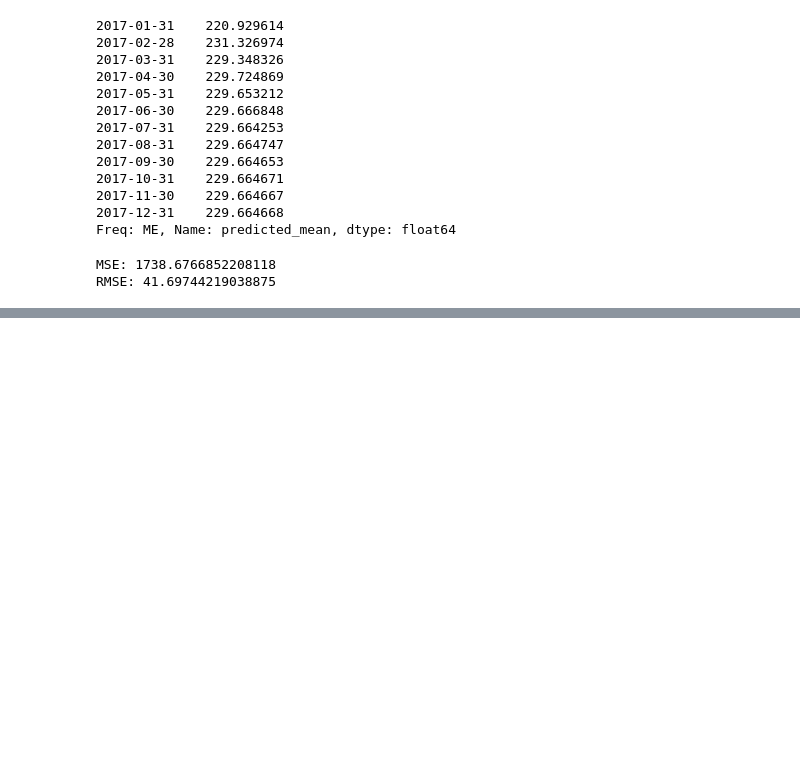
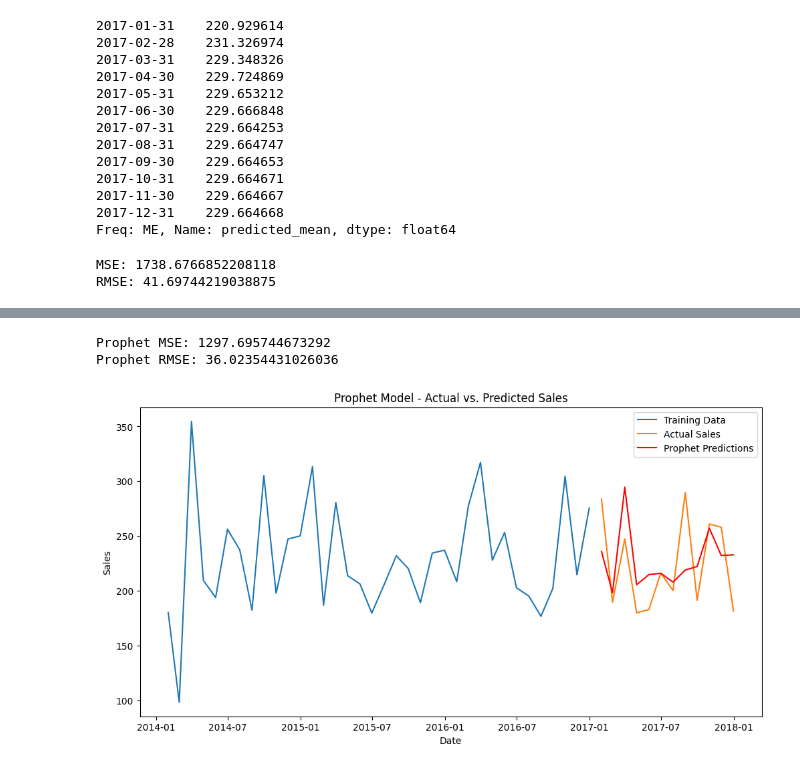
Before and after one commit to muniappabalaji/TimeSeries, a Jupyter notebook: TimeSeries_GreatLearning_July2025.ipynb, the cells around one changed output, grey strips where cells are left out. Saved outputs shown, nothing was run; the diff lists cells and outputs as text; code cells hidden in the pictures; blank space fills up the shorter version.

```diff
--- a/TimeSeries_GreatLearning_July2025.ipynb
+++ b/TimeSeries_GreatLearning_July2025.ipynb
@@ -195,0 +343,7 @@ RMSE: 41.69744219038875
+# %%
+from prophet import Prophet
+# Instantiate a Prophet model
+# We can add seasonality modes if necessary later
+model = Prophet()
+# Fit the model to the prophet_data DataFrame
+model.fit(prophet_data)
@@ -195,0 +363,7 @@ RMSE: 41.69744219038875
+# %%
+# Create a future dataframe for the next 12 months (monthly frequency)
+future = model.make_future_dataframe(periods=12, freq='M')
+# Generate predictions using the fitted model
+prophet_predictions = model.predict(future)
+# Display the predictions
+display(prophet_predictions[['ds', 'yhat', 'yhat_lower', 'yhat_upper']].tail())
@@ -195,0 +377,29 @@ RMSE: 41.69744219038875
+# %%
+# Align predictions with test data
+# Filter prophet_predictions to include only the dates in the test_data index
+prophet_test_predictions = prophet_predictions[prophet_predictions['ds'].isin(test_data.index)]
+# Ensure the predictions are aligned with the test data index for calculation
+# This step might not be strictly necessary if filtering is done correctly, but good for robustness
+prophet_test_predictions = prophet_test_predictions.set_index('ds').loc[test_data.index]
+# Calculate MSE and RMSE
+prophet_mse = mean_squared_error(test_data['Sales'], prophet_test_predictions['yhat'])
+prophet_rmse = np.sqrt(prophet_mse)
+# Print the results
+print(f'Prophet MSE: {prophet_mse}')
+print(f'Prophet RMSE: {prophet_rmse}')
+# %% [output]
+Prophet MSE: 1297.695744673292
+Prophet RMSE: 36.02354431026036
+# %%
+# Plot actual vs. predicted sales
+plt.figure(figsize=(12, 6))
+plt.plot(train_data['Sales'], label='Training Data')
+plt.plot(test_data['Sales'], label='Actual Sales')
+plt.plot(prophet_test_predictions['yhat'], label='Prophet Predictions', color='red')
+plt.title('Prophet Model - Actual vs. Predicted Sales')
+plt.xlabel('Date')
+plt.ylabel('Sales')
+plt.legend()
+plt.show()
+# %% [output]
+[figure, added]
```
Also changed, not shown: parts of 12 cells of this notebook.
